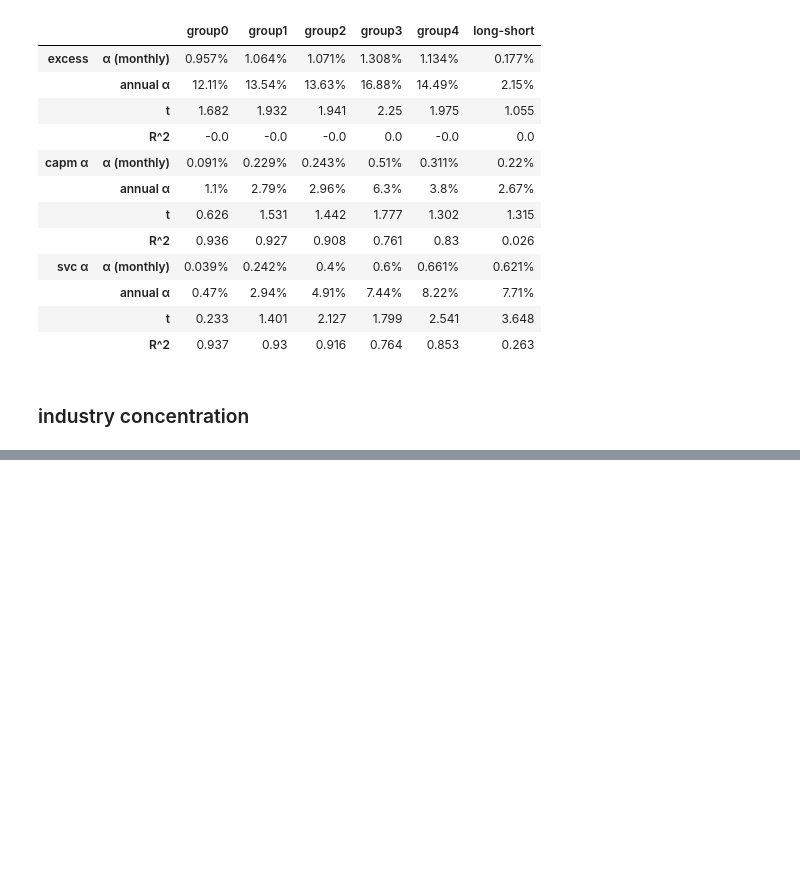
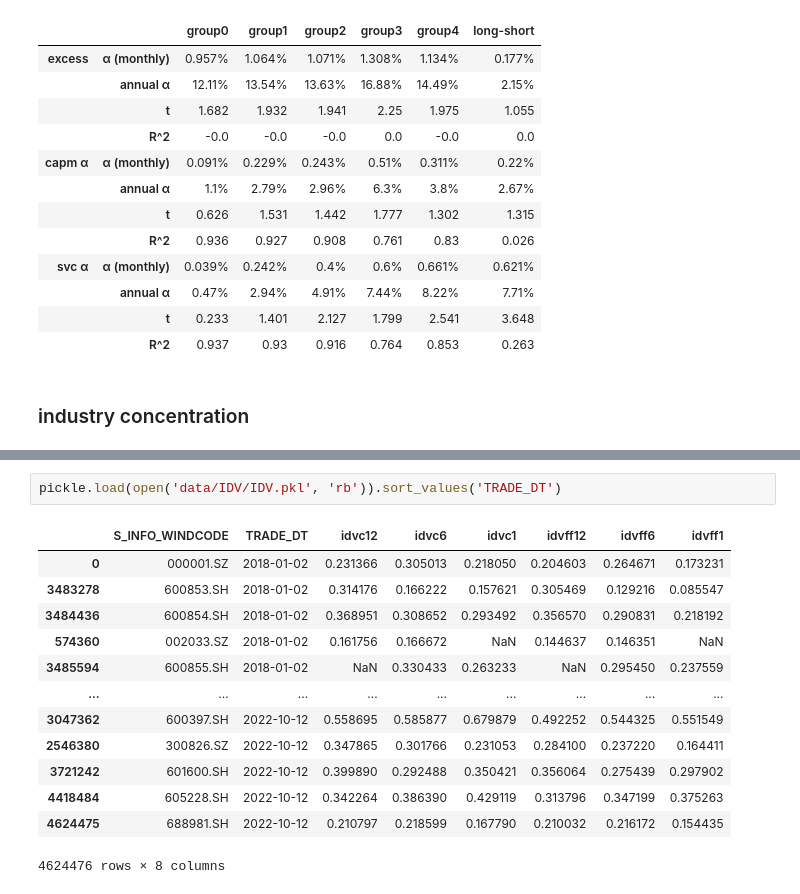
Before and after one commit to dacianpeng/mutual-fund-effective-or-not-Evidence-from-China, a Jupyter notebook: main.ipynb, the cells around one changed output, grey strips where cells are left out. Saved outputs shown, nothing was run; the diff lists cells and outputs as text; blank space fills up the shorter version.

```diff
--- a/main.ipynb
+++ b/main.ipynb
@@ -1200,0 +1279,16 @@ industry_concentration
+# %%
+pickle.load(open('data/IDV/IDV.pkl', 'rb')).sort_values('TRADE_DT')
+# %% [output]
+|  | S_INFO_WINDCODE | TRADE_DT | idvc12 | idvc6 | idvc1 | idvff12 | idvff6 | idvff1 |
+| 0 | 000001.SZ | 2018-01-02 | 0.231366 | 0.305013 | 0.218050 | 0.204603 | 0.264671 | 0.173231 |
+| 3483278 | 600853.SH | 2018-01-02 | 0.314176 | 0.166222 | 0.157621 | 0.305469 | 0.129216 | 0.085547 |
+| 3484436 | 600854.SH | 2018-01-02 | 0.368951 | 0.308652 | 0.293492 | 0.356570 | 0.290831 | 0.218192 |
+| 574360 | 002033.SZ | 2018-01-02 | 0.161756 | 0.166672 | NaN | 0.144637 | 0.146351 | NaN |
+| 3485594 | 600855.SH | 2018-01-02 | NaN | 0.330433 | 0.263233 | NaN | 0.295450 | 0.237559 |
+| ... | ... | ... | ... | ... | ... | ... | ... | ... |
+| 3047362 | 600397.SH | 2022-10-12 | 0.558695 | 0.585877 | 0.679879 | 0.492252 | 0.544325 | 0.551549 |
+| 2546380 | 300826.SZ | 2022-10-12 | 0.347865 | 0.301766 | 0.231053 | 0.284100 | 0.237220 | 0.164411 |
+| 3721242 | 601600.SH | 2022-10-12 | 0.399890 | 0.292488 | 0.350421 | 0.356064 | 0.275439 | 0.297902 |
+| 4418484 | 605228.SH | 2022-10-12 | 0.342264 | 0.386390 | 0.429119 | 0.313796 | 0.347199 | 0.375263 |
+| 4624475 | 688981.SH | 2022-10-12 | 0.210797 | 0.218599 | 0.167790 | 0.210032 | 0.216172 | 0.154435 |
+4624476 rows × 8 columns
```
Also changed, not shown: parts of 43 cells of this notebook, 45 other files.
